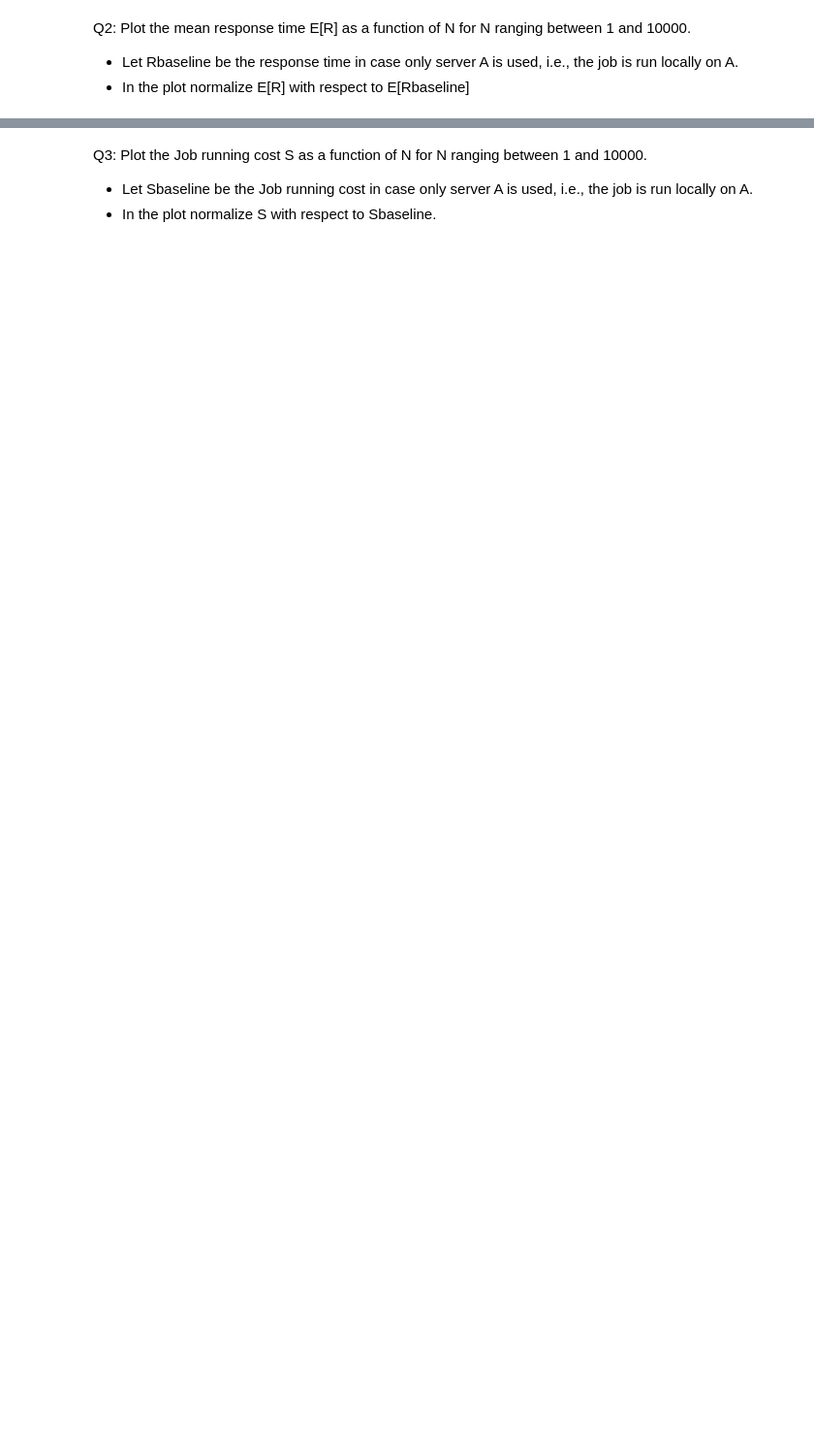
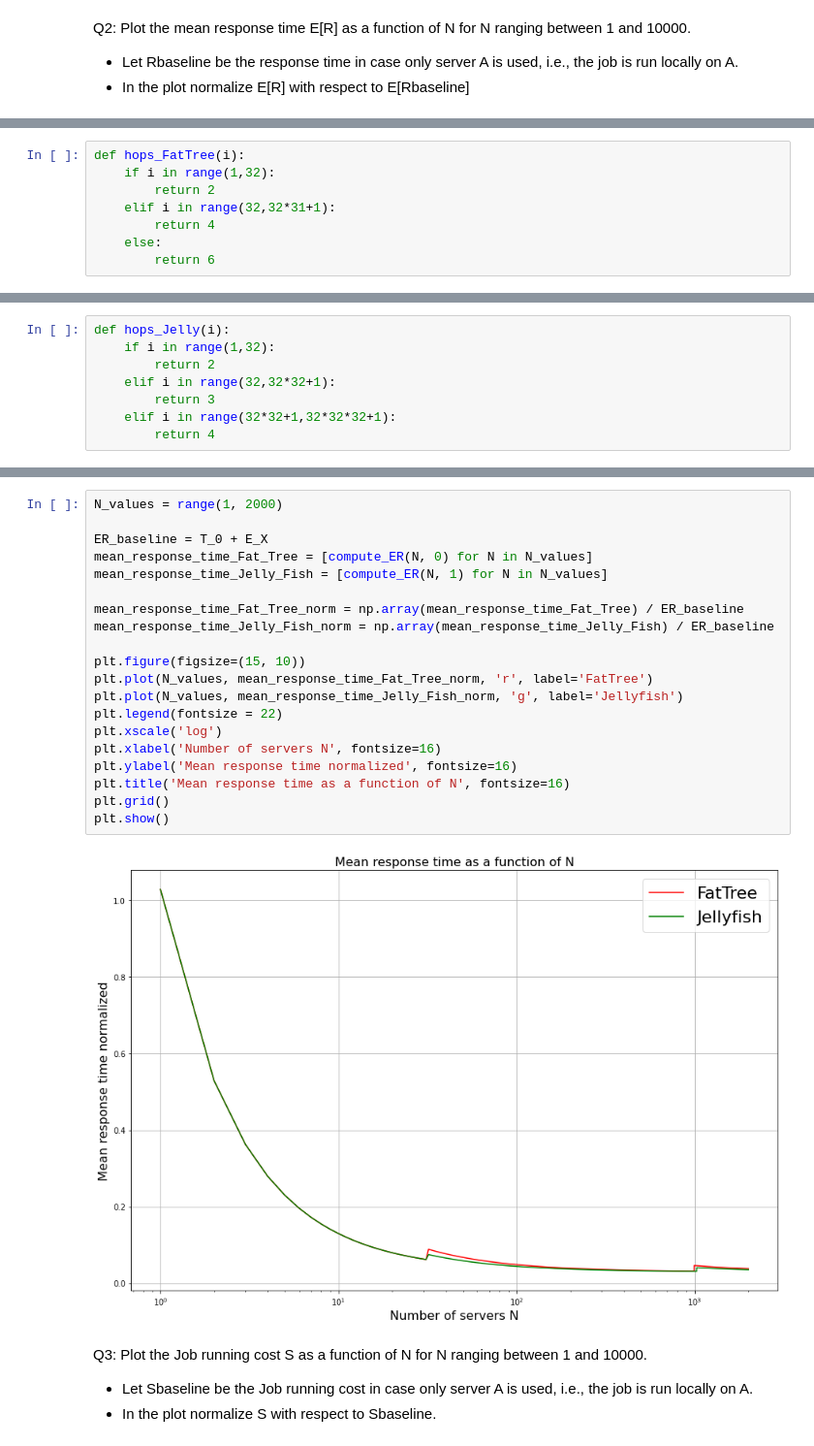
Before and after one commit to maryyyyna/Networking-for-Big-Data-and-Laboratory, a Jupyter notebook: HW1.ipynb, the cells around one changed output, grey strips where cells are left out. Shown: that part at 97% size. Cells and saved outputs as stored; diff of their text form; blank space fills up the shorter version.

```diff
--- a/HW1.ipynb
+++ b/HW1.ipynb
@@ -272,0 +274,8 @@ plt.show()
+# %%
+def hops_FatTree(i):
+    if i in range(1,32):
+        return 2
+    elif i in range(32,32*31+1):
+        return 4
+    else:
+        return 6
@@ -272,0 +288,8 @@ plt.show()
+# %%
+def hops_Jelly(i):
+    if i in range(1,32):
+        return 2
+    elif i in range(32,32*32+1):
+        return 3
+    elif i in range(32*32+1,32*32*32+1):
+        return 4
@@ -273,3 +332,25 @@ plt.show()
+# %%
+N_values = range(1, 2000)
+
+ER_baseline = T_0 + E_X
+mean_response_time_Fat_Tree = [compute_ER(N, 0) for N in N_values]
+mean_response_time_Jelly_Fish = [compute_ER(N, 1) for N in N_values]
+
+mean_response_time_Fat_Tree_norm = np.array(mean_response_time_Fat_Tree) / ER_baseline
+mean_response_time_Jelly_Fish_norm = np.array(mean_response_time_Jelly_Fish) / ER_baseline
+
+plt.figure(figsize=(15, 10))
+plt.plot(N_values, mean_response_time_Fat_Tree_norm, 'r', label='FatTree')
+plt.plot(N_values, mean_response_time_Jelly_Fish_norm, 'g', label='Jellyfish')
+plt.legend(fontsize = 22)
+plt.xscale('log')
+plt.xlabel('Number of servers N', fontsize=16)
+plt.ylabel('Mean response time normalized', fontsize=16)
+plt.title('Mean response time as a function of N', fontsize=16)
+plt.grid()
+plt.show()
+# %% [output]
+[figure, added]
 # %% [markdown]
 Q3: Plot the Job running cost S as a function of N for N ranging
 between 1 and 10000.
```
Also changed, not shown: parts of 27 cells of this notebook.
